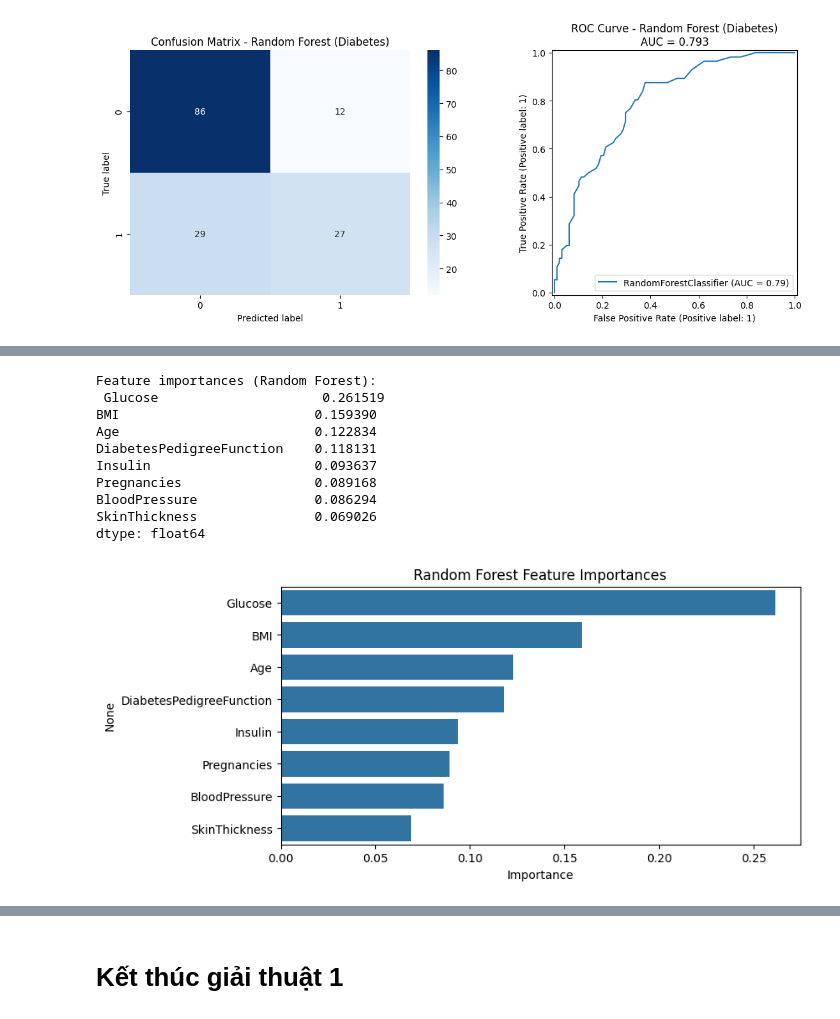
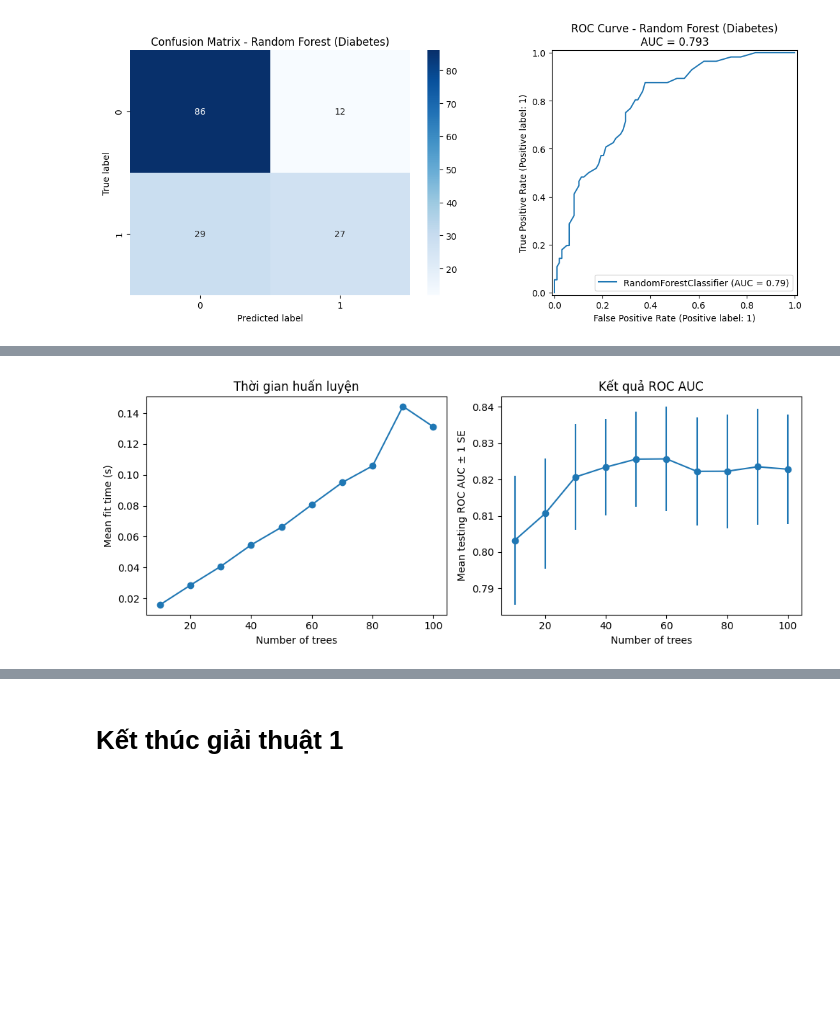
Before and after one commit to buianhtuyet05/baitapnhom_06, a Jupyter notebook: GT1_CÂY QUYẾT ĐỊNH VÀ RỪNG CÂY (1).ipynb, the cells around one changed output, grey strips where cells are left out. Drawn from its saved outputs; the diff is of its cells as text; code cells hidden in the pictures; blank space fills up the shorter version.

```diff
--- a/GT1_CÂY QUYẾT ĐỊNH VÀ RỪNG CÂY (1).ipynb
+++ b/GT1_CÂY QUYẾT ĐỊNH VÀ RỪNG CÂY (1).ipynb
@@ -1546,19 +1492,0 @@ plt.show()
-# %%
-rf = RandomForestClassifier(random_state=42)
-
-rf_params = {'n_estimators': list(range(10,110,10))}
-
-cv_rf = GridSearchCV(
-    estimator=rf,
-    param_grid=rf_params,
-    scoring='roc_auc',
-    cv=4,
-    return_train_score=True,
-    verbose=1,
-    n_jobs=-1
-)
-
-cv_rf.fit(X_train, y_train)
-
-print("\nBest params (Random Forest):", cv_rf.best_params_)
-print("Best CV ROC AUC:", cv_rf.best_score_)
@@ -1623,20 +1493,32 @@ weighted avg       0.74      0.74      0.74       231
-# %%
-feat_imp = pd.Series(best_rf.feature_importances_, index=X.columns).sort_values(ascending=False)
-print("\nFeature importances (Random Forest):\n", feat_imp)
-plt.figure(figsize=(8,4))
-sns.barplot(x=feat_imp.values, y=feat_imp.index)
-plt.title("Random Forest Feature Importances")
-plt.xlabel("Importance")
-plt.show()
-# %% [output]
-Feature importances (Random Forest):
- Glucose                     0.261519
-BMI                         0.159390
-Age                         0.122834
-DiabetesPedigreeFunction    0.118131
-Insulin                     0.093637
-Pregnancies                 0.089168
-BloodPressure               0.086294
-SkinThickness               0.069026
-dtype: float64
-[figure, removed]
+# %%
+# Chuyển kết quả từ GridSearchCV thành DataFrame
+cv_results = pd.DataFrame(cv_rf.cv_results_)
+
+# Tạo 2 biểu đồ cạnh nhau
+fig, axs = plt.subplots(1, 2, figsize=(10, 4))
+
+# --- Thời gian huấn luyện ---
+axs[0].plot(
+    cv_results['param_n_estimators'],
+    cv_results['mean_fit_time'],
+    '-o'
+)
+axs[0].set_xlabel('Number of trees')
+axs[0].set_ylabel('Mean fit time (s)')
+axs[0].set_title('Thời gian huấn luyện')
+
+# --- Kết quả ROC AUC ---
+axs[1].errorbar(
+    cv_results['param_n_estimators'],
+    cv_results['mean_test_score'],
+    yerr=cv_results['std_test_score'] / np.sqrt(4),  # 4 lần CV
+    fmt='-o'
+)
+axs[1].set_xlabel('Number of trees')
+axs[1].set_ylabel('Mean testing ROC AUC ± 1 SE')
+axs[1].set_title('Kết quả ROC AUC')
+
+plt.tight_layout()
+plt.show()
+# %% [output]
+[figure, added]
```
Also changed, not shown: parts of 9 cells of this notebook, 1 other file.
